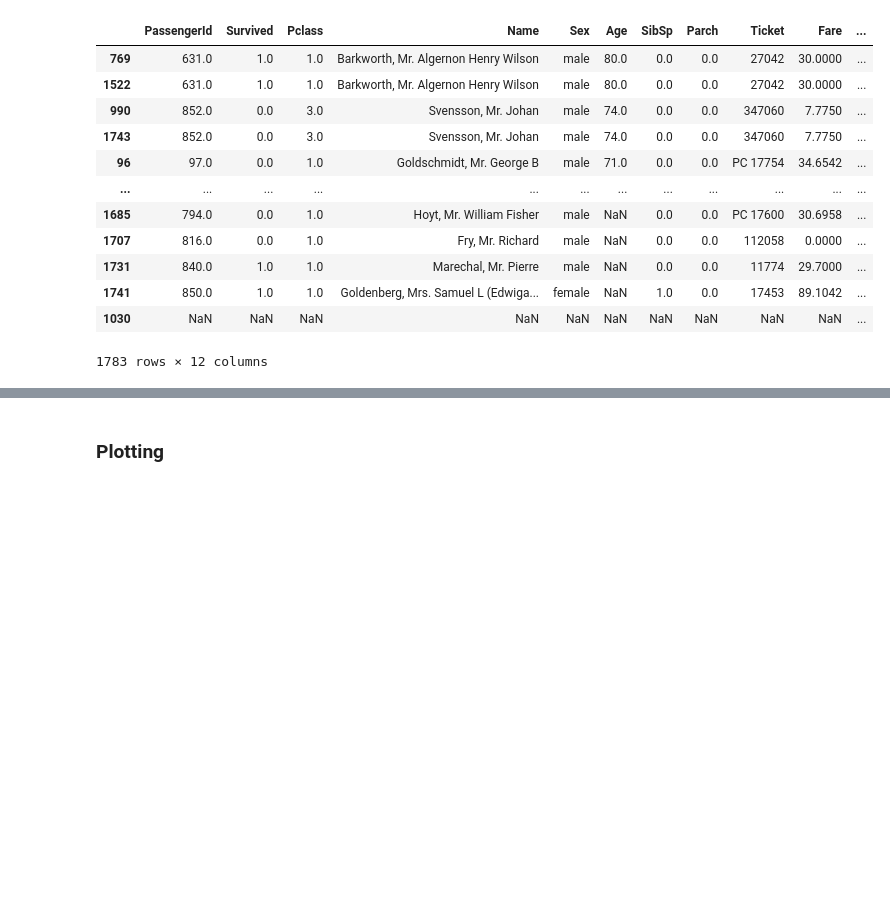
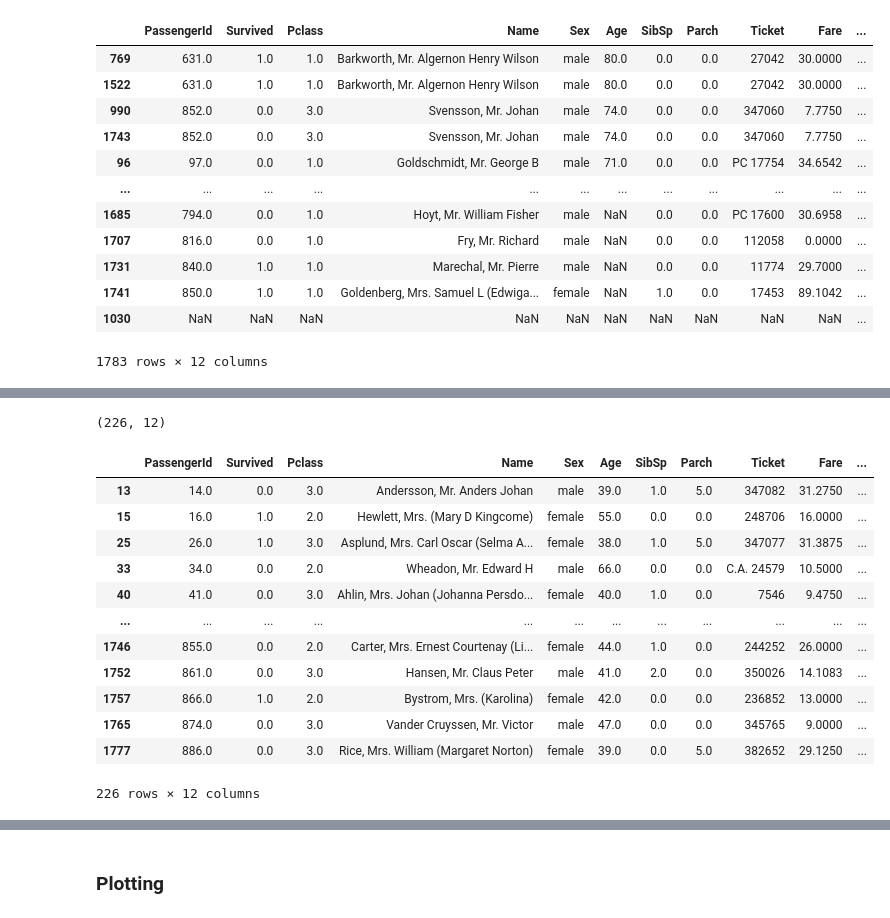
Before and after one commit to Digvijay1000/Pandas, a Jupyter notebook: Digvi_start_to_end_pandas.ipynb, the cells around one changed output, grey strips where cells are left out. Saved outputs shown, nothing was run; the diff lists cells and outputs as text; code cells hidden in the pictures; blank space fills up the shorter version.

```diff
--- a/Digvi_start_to_end_pandas.ipynb
+++ b/Digvi_start_to_end_pandas.ipynb
@@ -1412,0 +1579,2 @@ titanic.sort_values(by=['Age','Pclass'],ascending=False) # fisrts sort "age", se
+# %%
+cls_23=titanic[titanic['Pclass'].isin([2,3]) & (titanic['Age']>35)]
@@ -1412,0 +1590,20 @@ titanic.sort_values(by=['Age','Pclass'],ascending=False) # fisrts sort "age", se
+# %%
+cls_23.shape
+# %% [output]
+(226, 12)
+# %%
+cls_23
+# %% [output]
+|  | PassengerId | Survived | Pclass | Name | Sex | Age | SibSp | Parch | Ticket | Fare | ... |
+| 13 | 14.0 | 0.0 | 3.0 | Andersson, Mr. Anders Johan | male | 39.0 | 1.0 | 5.0 | 347082 | 31.2750 | ... |
+| 15 | 16.0 | 1.0 | 2.0 | Hewlett, Mrs. (Mary D Kingcome) | female | 55.0 | 0.0 | 0.0 | 248706 | 16.0000 | ... |
+| 25 | 26.0 | 1.0 | 3.0 | Asplund, Mrs. Carl Oscar (Selma A... | female | 38.0 | 1.0 | 5.0 | 347077 | 31.3875 | ... |
+| 33 | 34.0 | 0.0 | 2.0 | Wheadon, Mr. Edward H | male | 66.0 | 0.0 | 0.0 | C.A. 24579 | 10.5000 | ... |
+| 40 | 41.0 | 0.0 | 3.0 | Ahlin, Mrs. Johan (Johanna Persdo... | female | 40.0 | 1.0 | 0.0 | 7546 | 9.4750 | ... |
+| ... | ... | ... | ... | ... | ... | ... | ... | ... | ... | ... | ... |
+| 1746 | 855.0 | 0.0 | 2.0 | Carter, Mrs. Ernest Courtenay (Li... | female | 44.0 | 1.0 | 0.0 | 244252 | 26.0000 | ... |
+| 1752 | 861.0 | 0.0 | 3.0 | Hansen, Mr. Claus Peter | male | 41.0 | 2.0 | 0.0 | 350026 | 14.1083 | ... |
+| 1757 | 866.0 | 1.0 | 2.0 | Bystrom, Mrs. (Karolina) | female | 42.0 | 0.0 | 0.0 | 236852 | 13.0000 | ... |
+| 1765 | 874.0 | 0.0 | 3.0 | Vander Cruyssen, Mr. Victor | male | 47.0 | 0.0 | 0.0 | 345765 | 9.0000 | ... |
+| 1777 | 886.0 | 0.0 | 3.0 | Rice, Mrs. William (Margaret Norton) | female | 39.0 | 0.0 | 5.0 | 382652 | 29.1250 | ... |
+226 rows × 12 columns
```
Also changed, not shown: parts of 46 cells of this notebook, 2 other files.
